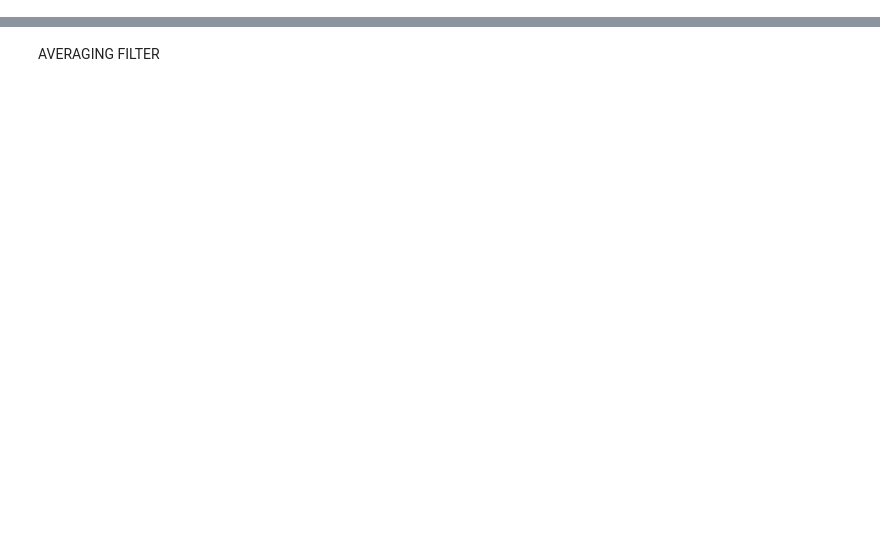
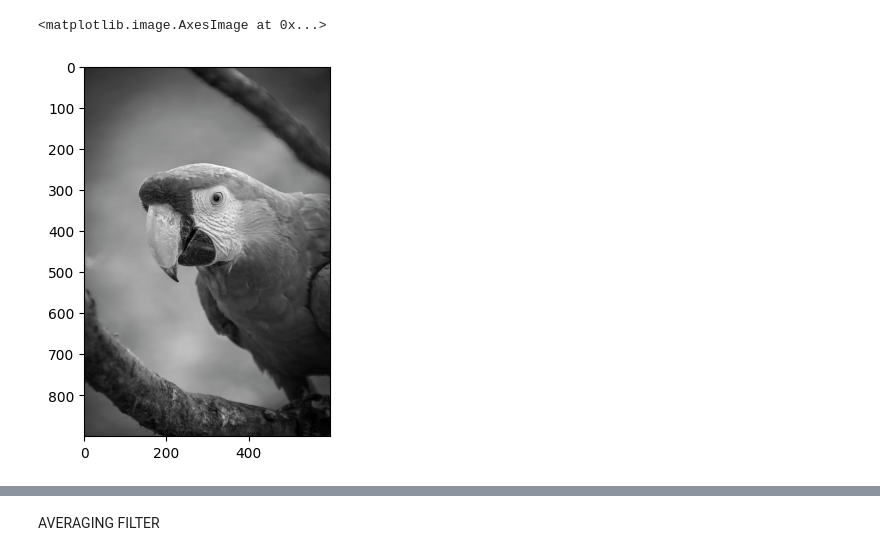
Before and after one commit to Parthiba-Mukhopadhyay/Machine-Vision, a Jupyter notebook: spatial_filters.ipynb, the cells around one changed output, grey strips where cells are left out. Drawn from its saved outputs; the diff is of its cells as text; code cells hidden in the pictures; blank space fills up the shorter version.

```diff
--- a/spatial_filters.ipynb
+++ b/spatial_filters.ipynb
@@ -4,0 +8,10 @@ from IPython.display import Image
+# %%
+def resize_images(img1, img2):
+    # Resize images to have the same shape
+    min_height = min(img1.shape[0], img2.shape[0])
+    min_width = min(img1.shape[1], img2.shape[1])
+
+    resized_img1 = np.array(Image.fromarray(img1).resize((min_width, min_height)))
+    resized_img2 = np.array(Image.fromarray(img2).resize((min_width, min_height)))
+
+    return resized_img1, resized_img2
@@ -4,0 +42,11 @@ from IPython.display import Image
+# %%
+img1 = plt.imread('image1.jpg')
+img2 = plt.imread('image2.jpg')
+# %%
+# Resize images
+img1, img2 = resize_images(img1, img2)
+# %%
+plt.imshow(img2)
+# %% [output]
+<matplotlib.image.AxesImage at 0x...>
+[figure, added]
```
Also changed, not shown: parts of 23 cells of this notebook, 11 other files.
